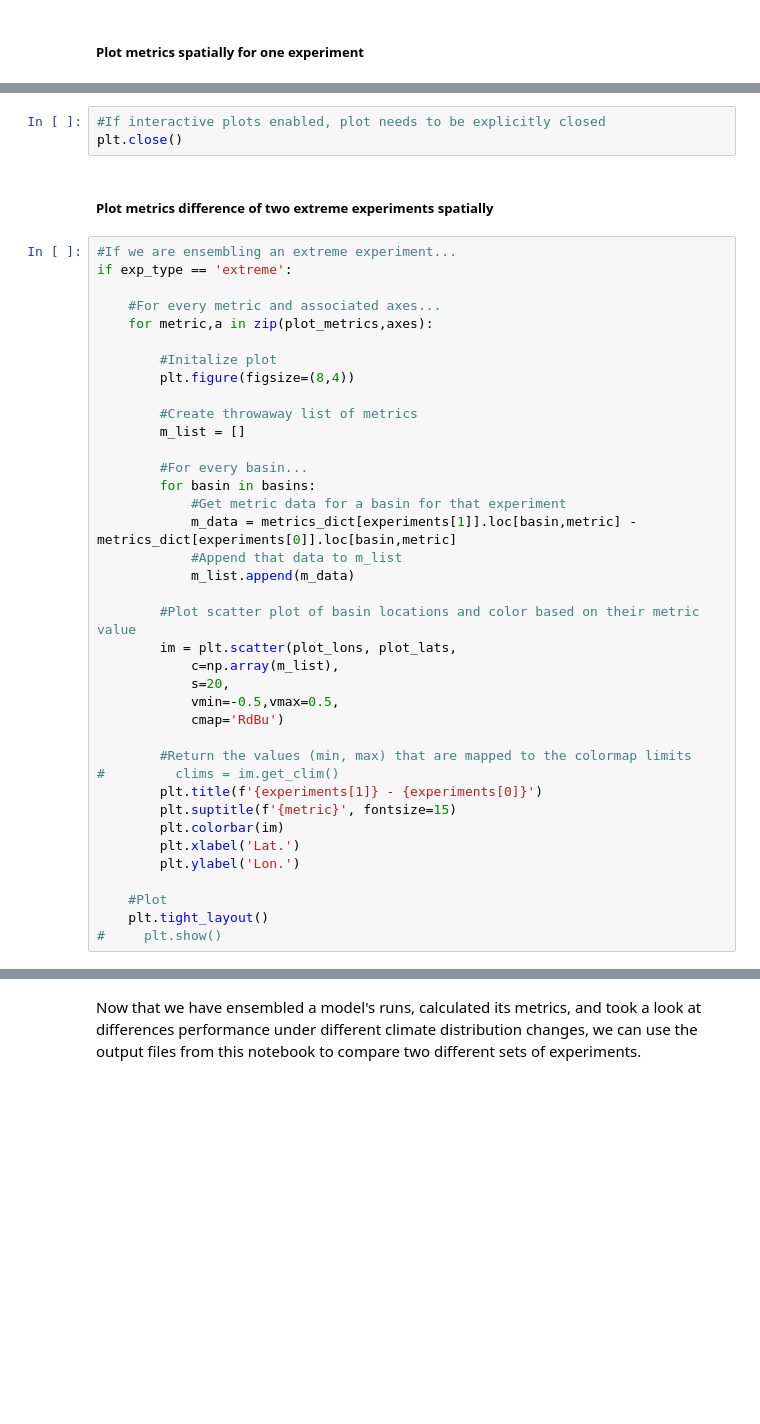
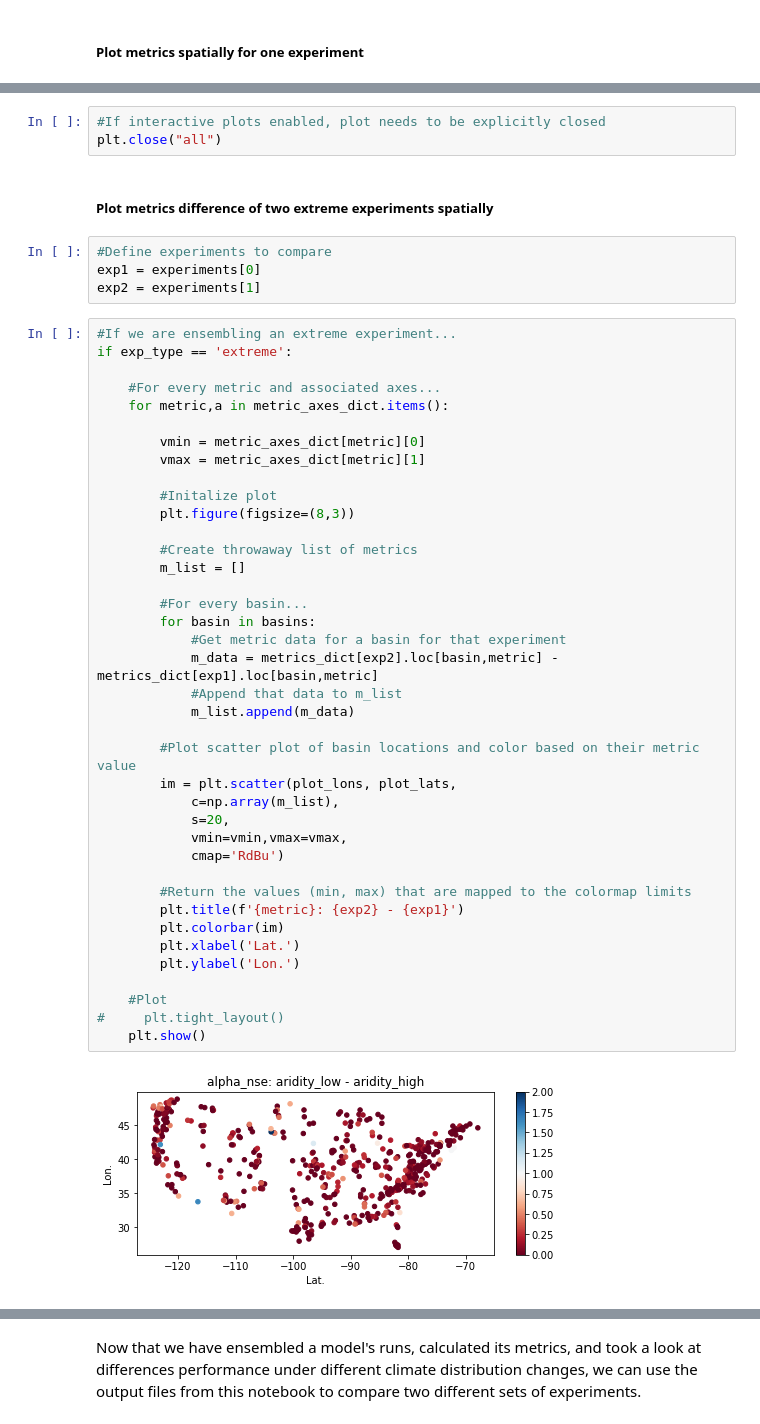
Before and after one commit to loganmqualls/NeuralHydrology-Climate-Experiments, a Jupyter notebook: 4_ensemble_and_analyze.ipynb, the cells around one changed output, grey strips where cells are left out. Saved outputs shown, nothing was run; the diff lists cells and outputs as text; blank space fills up the shorter version.

```diff
--- a/4_ensemble_and_analyze.ipynb
+++ b/4_ensemble_and_analyze.ipynb
@@ -969,43 +781,50 @@ if exp_type == 'extreme':
 # %%
 #If interactive plots enabled, plot needs to be explicitly closed
-plt.close()
+plt.close("all")
 # %% [markdown]
 ##### Plot metrics difference of two extreme experiments spatially
+# %%
+#Define experiments to compare
+exp1 = experiments[0]
+exp2 = experiments[1]
 # %%
 #If we are ensembling an extreme experiment...
 if exp_type == 'extreme':
 
     #For every metric and associated axes...
-    for metric,a in zip(plot_metrics,axes):
+    for metric,a in metric_axes_dict.items():
+
+        vmin = metric_axes_dict[metric][0]
+        vmax = metric_axes_dict[metric][1]
 
         #Initalize plot
-        plt.figure(figsize=(8,4))
+        plt.figure(figsize=(8,3))
 
         #Create throwaway list of metrics
         m_list = []
 
         #For every basin...
         for basin in basins:
             #Get metric data for a basin for that experiment
-            m_data = metrics_dict[experiments[1]].loc[basin,metric] - metrics_dict[experiments[0]].loc[basin,metric]
+            m_data = metrics_dict[exp2].loc[basin,metric] - metrics_dict[exp1].loc[basin,metric]
             #Append that data to m_list
             m_list.append(m_data)
 
         #Plot scatter plot of basin locations and color based on their metric value
         im = plt.scatter(plot_lons, plot_lats,
             c=np.array(m_list),
             s=20,
-            vmin=-0.5,vmax=0.5,
+            vmin=vmin,vmax=vmax,
             cmap='RdBu')
 
         #Return the values (min, max) that are mapped to the colormap limits
-#         clims = im.get_clim()
-        plt.title(f'{experiments[1]} - {experiments[0]}')
-        plt.suptitle(f'{metric}', fontsize=15)
+        plt.title(f'{metric}: {exp2} - {exp1}')
         plt.colorbar(im)
         plt.xlabel('Lat.')
         plt.ylabel('Lon.')
 
     #Plot
-    plt.tight_layout()
-#     plt.show()
+#     plt.tight_layout()
+    plt.show()
+# %% [output]
+[figure, added]
```
Also changed, not shown: parts of 47 cells of this notebook, 2 other files.
